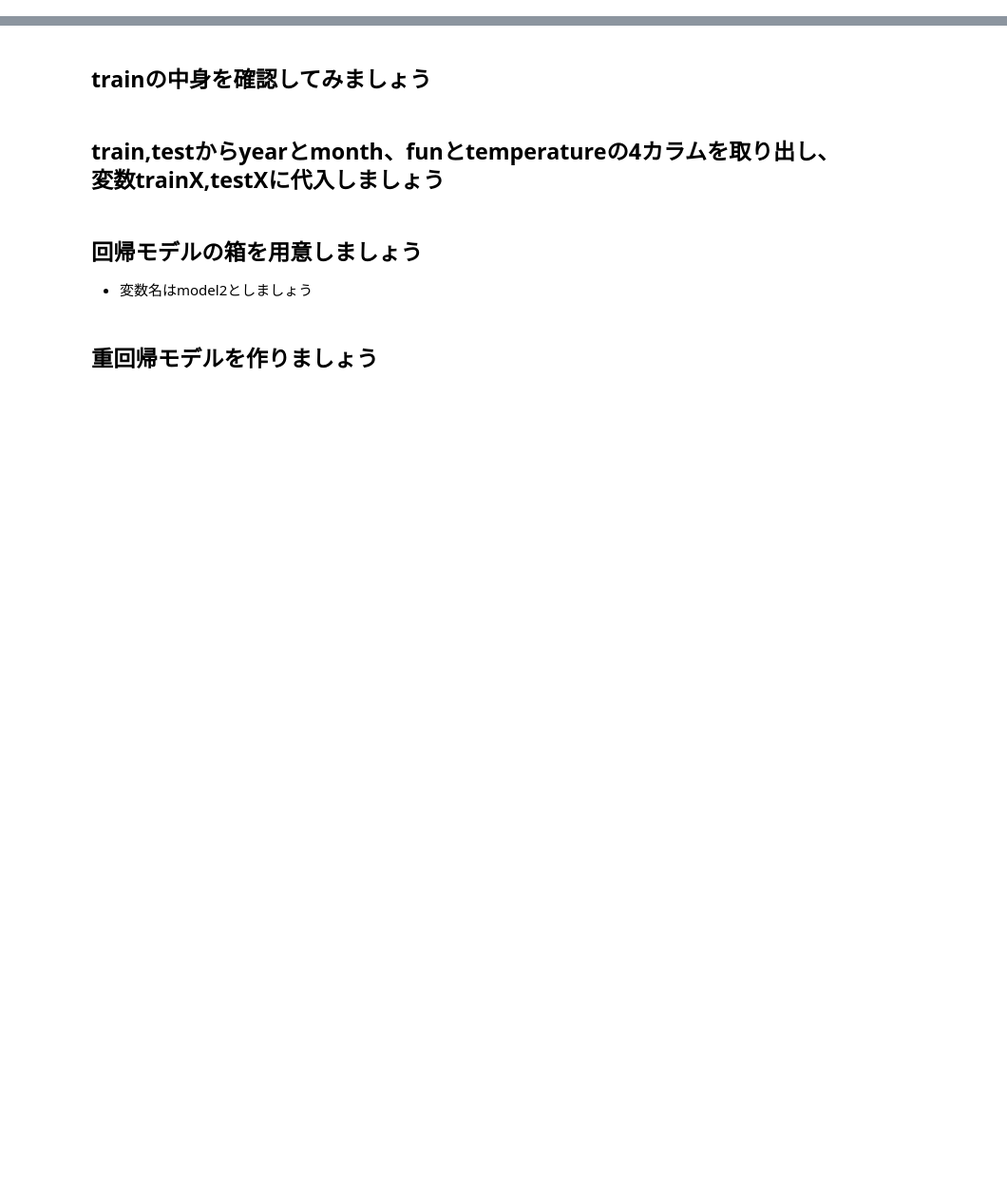
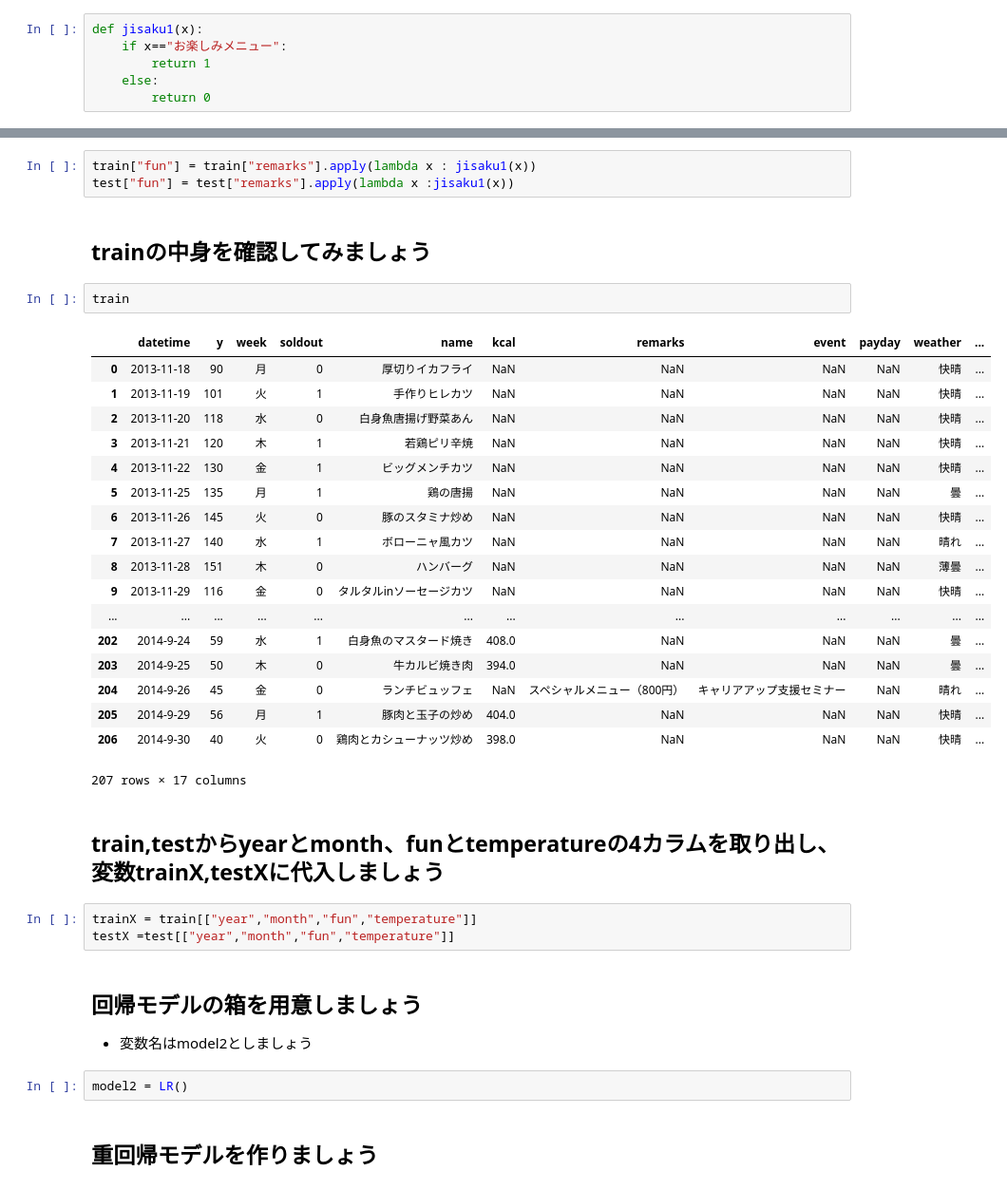
Before and after one commit to nephneph/bento, a Jupyter notebook: Section5_3.ipynb, the cells around one changed output, grey strips where cells are left out. Shown at 95% size. Saved outputs shown, nothing was run; the diff lists cells and outputs as text; blank space fills up the shorter version.

```diff
--- a/Section5_3.ipynb
+++ b/Section5_3.ipynb
@@ -62,14 +211,49 @@
 # %% [markdown]
 ## 値が「お楽しみメニュー」であれば１、そうでなければ0とする自作関数を作りましょう
 - 自作の関数を作る為には、defを使います
+# %%
+def jisaku1(x):
+    if x=="お楽しみメニュー":
+        return 1
+    else:
+        return 0
 # %% [markdown]
 ## jisaku1関数とapply関数を使って、trainとtestの新たなカラムfunを作りましょう
+# %%
+train["fun"] = train["remarks"].apply(lambda x : jisaku1(x))
+test["fun"] = test["remarks"].apply(lambda x :jisaku1(x))
 # %% [markdown]
 ## trainの中身を確認してみましょう
+# %%
+train
+# %% [output]
+|  | datetime | y | week | soldout | name | kcal | remarks | event | payday | weather | ... |
+| 0 | 2013-11-18 | 90 | 月 | 0 | 厚切りイカフライ | NaN | NaN | NaN | NaN | 快晴 | ... |
+| 1 | 2013-11-19 | 101 | 火 | 1 | 手作りヒレカツ | NaN | NaN | NaN | NaN | 快晴 | ... |
+| 2 | 2013-11-20 | 118 | 水 | 0 | 白身魚唐揚げ野菜あん | NaN | NaN | NaN | NaN | 快晴 | ... |
+| 3 | 2013-11-21 | 120 | 木 | 1 | 若鶏ピリ辛焼 | NaN | NaN | NaN | NaN | 快晴 | ... |
+| 4 | 2013-11-22 | 130 | 金 | 1 | ビッグメンチカツ | NaN | NaN | NaN | NaN | 快晴 | ... |
+| 5 | 2013-11-25 | 135 | 月 | 1 | 鶏の唐揚 | NaN | NaN | NaN | NaN | 曇 | ... |
+| 6 | 2013-11-26 | 145 | 火 | 0 | 豚のスタミナ炒め | NaN | NaN | NaN | NaN | 快晴 | ... |
+| 7 | 2013-11-27 | 140 | 水 | 1 | ボローニャ風カツ | NaN | NaN | NaN | NaN | 晴れ | ... |
+| 8 | 2013-11-28 | 151 | 木 | 0 | ハンバーグ | NaN | NaN | NaN | NaN | 薄曇 | ... |
+| 9 | 2013-11-29 | 116 | 金 | 0 | タルタルinソーセージカツ | NaN | NaN | NaN | NaN | 快晴 | ... |
+| ... | ... | ... | ... | ... | ... | ... | ... | ... | ... | ... | ... |
+| 202 | 2014-9-24 | 59 | 水 | 1 | 白身魚のマスタード焼き | 408.0 | NaN | NaN | NaN | 曇 | ... |
+| 203 | 2014-9-25 | 50 | 木 | 0 | 牛カルビ焼き肉 | 394.0 | NaN | NaN | NaN | 曇 | ... |
+| 204 | 2014-9-26 | 45 | 金 | 0 | ランチビュッフェ | NaN | スペシャルメニュー（800円） | キャリアアップ支援セミナー | NaN | 晴れ | ... |
+| 205 | 2014-9-29 | 56 | 月 | 1 | 豚肉と玉子の炒め | 404.0 | NaN | NaN | NaN | 快晴 | ... |
+| 206 | 2014-9-30 | 40 | 火 | 0 | 鶏肉とカシューナッツ炒め | 398.0 | NaN | NaN | NaN | 快晴 | ... |
+207 rows × 17 columns
 # %% [markdown]
 ## train,testからyearとmonth、funとtemperatureの4カラムを取り出し、変数trainX,testXに代入しましょう
+# %%
+trainX = train[["year","month","fun","temperature"]]
+testX =test[["year","month","fun","temperature"]]
 # %% [markdown]
 ## 回帰モデルの箱を用意しましょう
 - 変数名はmodel2としましょう
+# %%
+model2 = LR()
 # %% [markdown]
 ## 重回帰モデルを作りましょう
```
Also changed, not shown: parts of 30 cells of this notebook, 4 other files.
